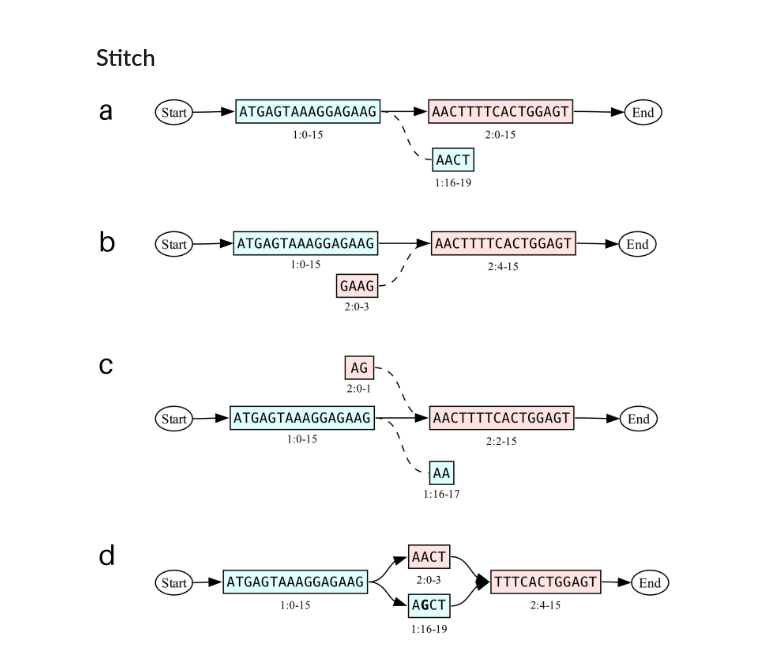
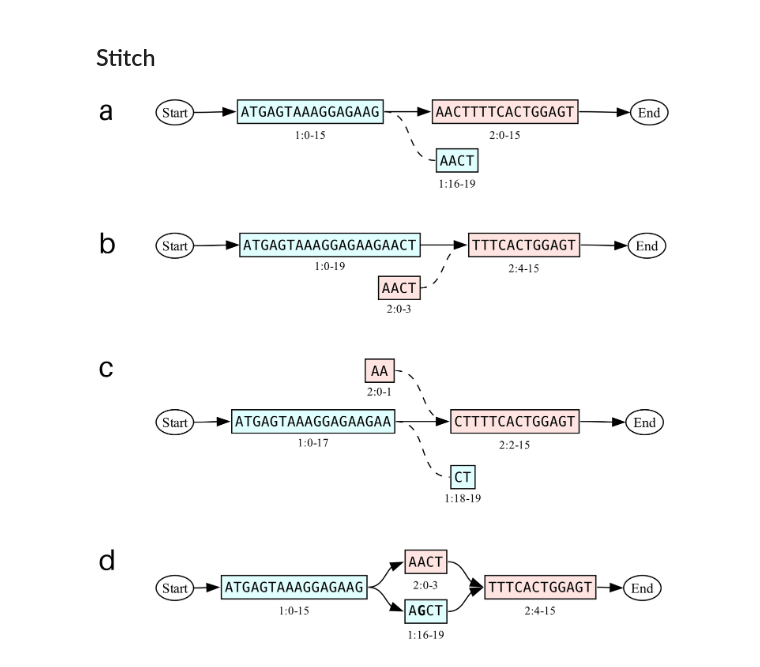
Before and after one commit to ginkgobioworks/gen, a Jupyter notebook: docs/figures/operators.ipynb, the cells around one changed output. Saved outputs shown, nothing was run; the diff lists cells and outputs as text; code cells hidden in the pictures.

Commit message:
clarified overlap left/right/both

```diff
--- a/docs/figures/operators.ipynb
+++ b/docs/figures/operators.ipynb
@@ -456,34 +456,36 @@ combine_images(panels,'operators/split_right_both.png')
 # Open the dot files with pygraphviz
 import pygraphviz as pgv
 
 panels = []
 
 # Left overlap
 G = pgv.AGraph('operators/stitch_left_custom.dot')
+G.graph_attr['ranksep'] = 0.5
 G.layout(prog='dot')
 img = G.draw(prog='dot', format='png:cairo', args='-Gdpi=300')
 panels.append(img)
 
 # Right overlap
-G = pgv.AGraph('operators/stitch_right_custom.dot')
+G = pgv.AGraph('operators/stitch_right.dot')
+G.graph_attr['ranksep'] = 0.55
 G.layout(prog='dot')
 img = G.draw(prog='dot', format='png:cairo', args='-Gdpi=300')
 panels.append(img)
 
 # Both overlap
-G = pgv.AGraph('operators/stitch_both_custom.dot')
+G = pgv.AGraph('operators/stitch_both.dot')
 G.graph_attr['ranksep'] = 0.35
 G.layout(prog='dot')
 img = G.draw(prog='dot', format='png:cairo', args='-Gdpi=300')
 panels.append(img)
 
 # Left overlap with mismatch and "--mismatch keep" option (vs. "--mismatch drop" or the default "--mismatch error")
 G = pgv.AGraph('operators/stitch_left_mismatch.dot')
-G.graph_attr['ranksep'] = 0.35
+G.graph_attr['ranksep'] = 0.3
 G.layout(prog='dot')
 img = G.draw(prog='dot', format='png:cairo', args='-Gdpi=300')
 panels.append(img)
 
 combine_images(panels,'operators/stitches.png')
 # %% [output]
-[figure, old version]
+[figure, new version]
```
Also changed, not shown: 8 other files.
